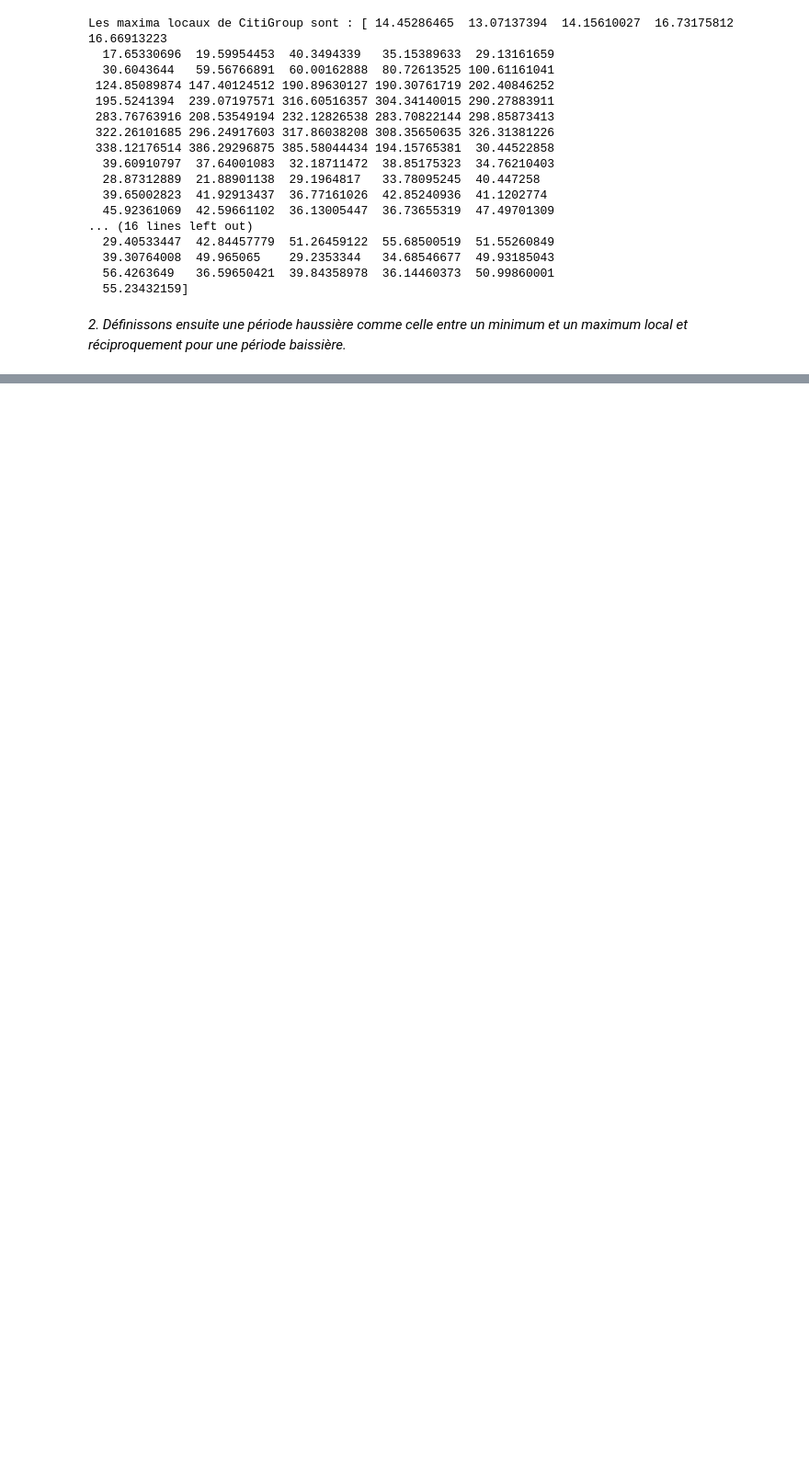
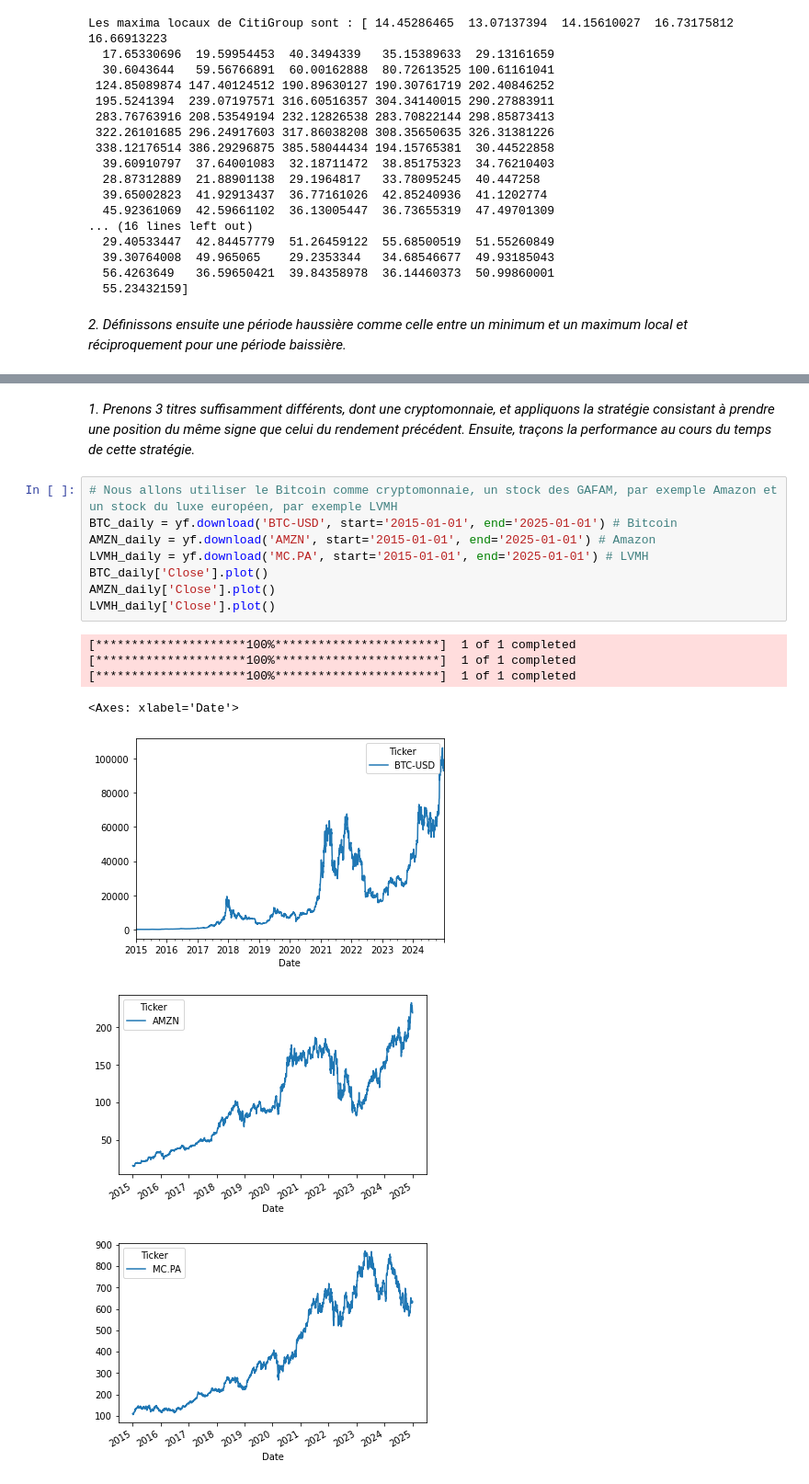
Before and after one commit to ethantrentin/Markets-Physic, a Jupyter notebook: TP1.ipynb, the cells around one changed output, grey strips where cells are left out. Shown at 92% size. Saved outputs shown, nothing was run; the diff lists cells and outputs as text; blank space fills up the shorter version.

```diff
--- a/TP1.ipynb
+++ b/TP1.ipynb
@@ -635,0 +734,18 @@ for stock, data in all_data.items():
+# %% [markdown]
+*1. Prenons 3 titres suffisamment différents, dont une cryptomonnaie, et appliquons la stratégie consistant à prendre une position du même signe que celui du rendement précédent. Ensuite, traçons la performance au cours du temps de cette stratégie.*
+# %%
+# Nous allons utiliser le Bitcoin comme cryptomonnaie, un stock des GAFAM, par exemple Amazon et un stock du luxe européen, par exemple LVMH
+BTC_daily = yf.download('BTC-USD', start='2015-01-01', end='2025-01-01') # Bitcoin
+AMZN_daily = yf.download('AMZN', start='2015-01-01', end='2025-01-01') # Amazon
+LVMH_daily = yf.download('MC.PA', start='2015-01-01', end='2025-01-01') # LVMH
+BTC_daily['Close'].plot()
+AMZN_daily['Close'].plot()
+LVMH_daily['Close'].plot()
+# %% [output]
+[*********************100%***********************]  1 of 1 completed
+[*********************100%***********************]  1 of 1 completed
+[*********************100%***********************]  1 of 1 completed
+<Axes: xlabel='Date'>
+[figure, added]
+[figure, added]
+[figure, added]
```
Also changed, not shown: parts of 16 cells of this notebook.
